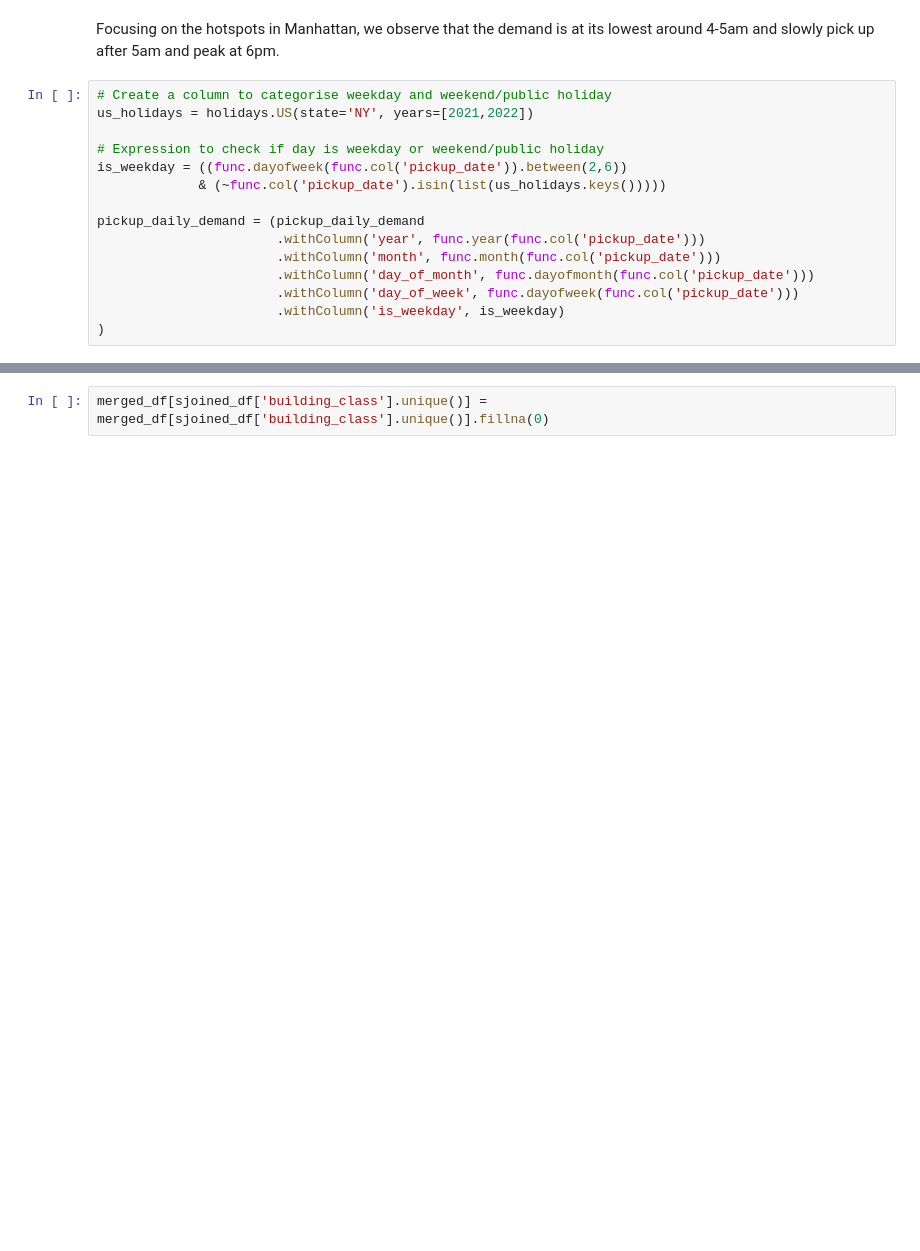
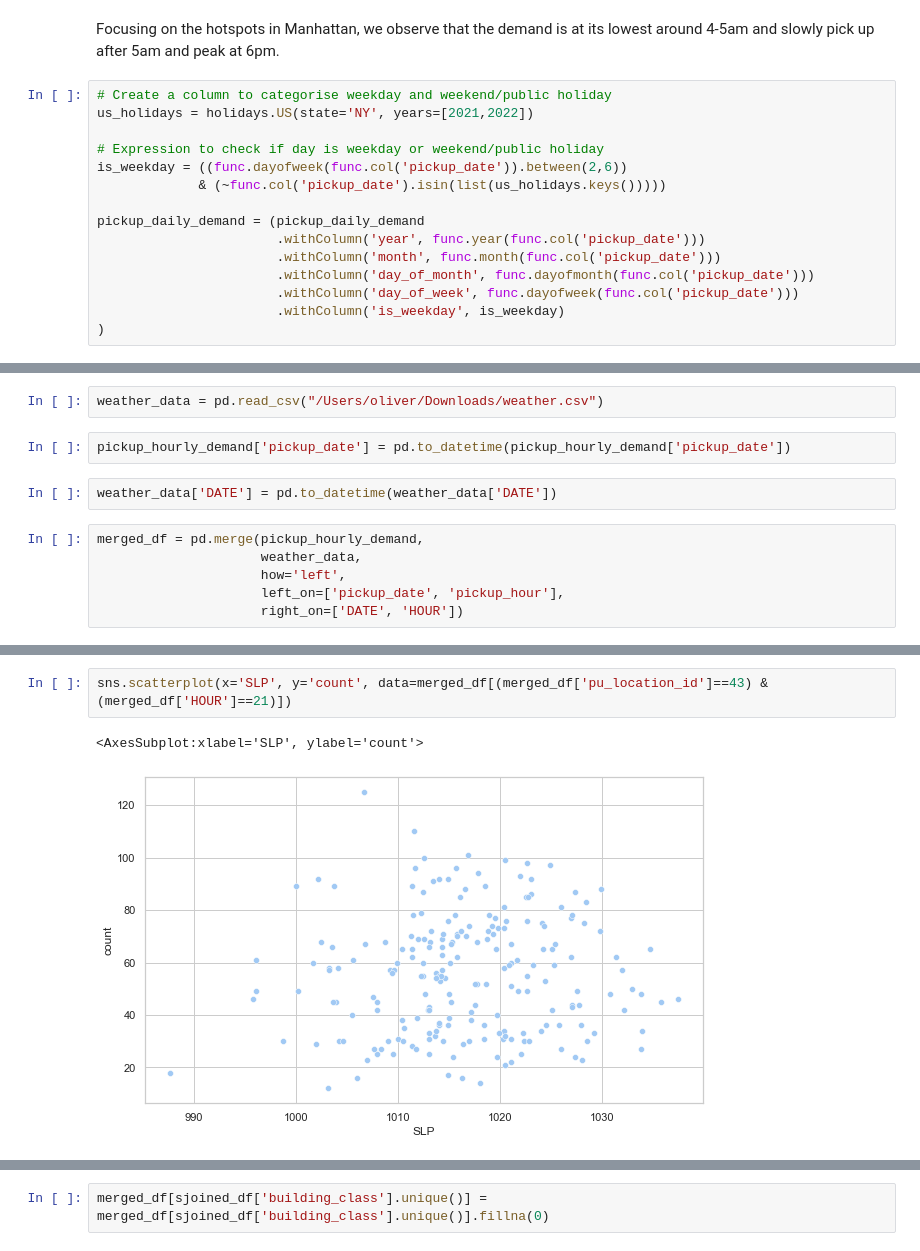
Before and after one commit to MuzhiRo/mast30034-project-1-olivertan1999, a Jupyter notebook: notebooks/EDA.ipynb, the cells around one changed output, grey strips where cells are left out. Cells and saved outputs as stored; diff of their text form; blank space fills up the shorter version.

```diff
--- a/notebooks/EDA.ipynb
+++ b/notebooks/EDA.ipynb
@@ -349,0 +327,12 @@ total_lot_bc.columns
+# %%
+weather_data = pd.read_csv("/Users/oliver/Downloads/weather.csv")
+# %%
+pickup_hourly_demand['pickup_date'] = pd.to_datetime(pickup_hourly_demand['pickup_date'])
+# %%
+weather_data['DATE'] = pd.to_datetime(weather_data['DATE'])
+# %%
+merged_df = pd.merge(pickup_hourly_demand,
+                     weather_data,
+                     how='left',
+                     left_on=['pickup_date', 'pickup_hour'],
+                     right_on=['DATE', 'HOUR'])
@@ -349,0 +371,5 @@ total_lot_bc.columns
+# %%
+sns.scatterplot(x='SLP', y='count', data=merged_df[(merged_df['pu_location_id']==43) & (merged_df['HOUR']==21)])
+# %% [output]
+<AxesSubplot:xlabel='SLP', ylabel='count'>
+[figure, added]
```
Also changed, not shown: parts of 16 cells of this notebook, 2 other files.
